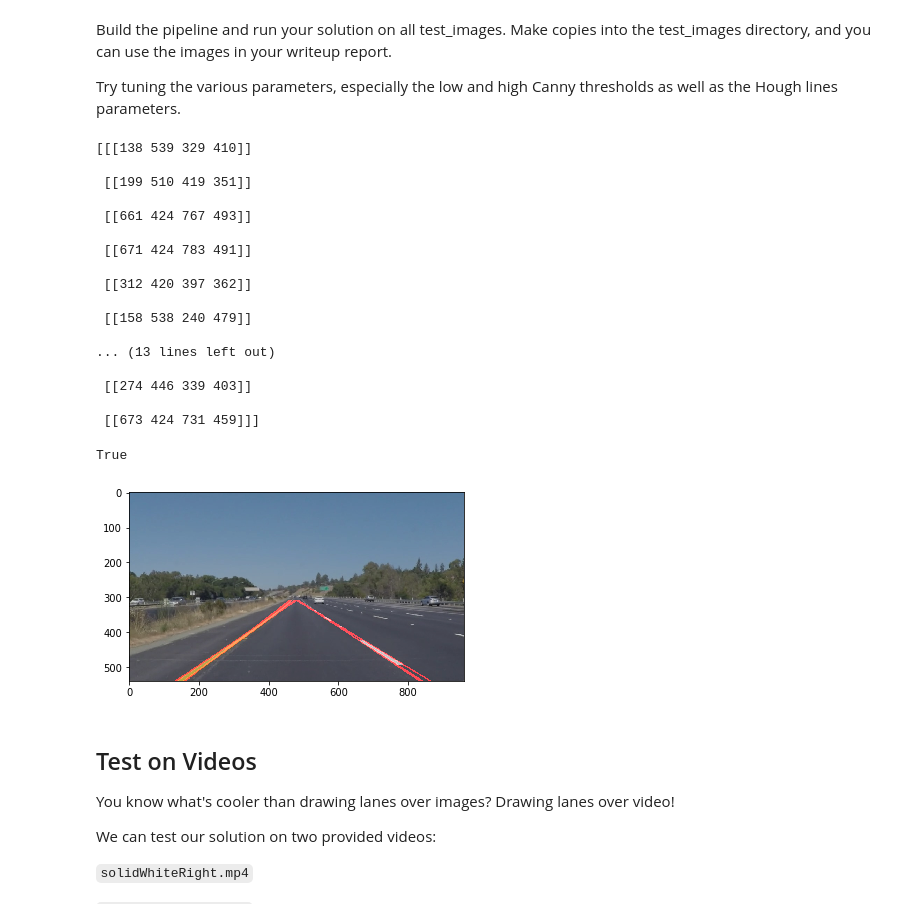
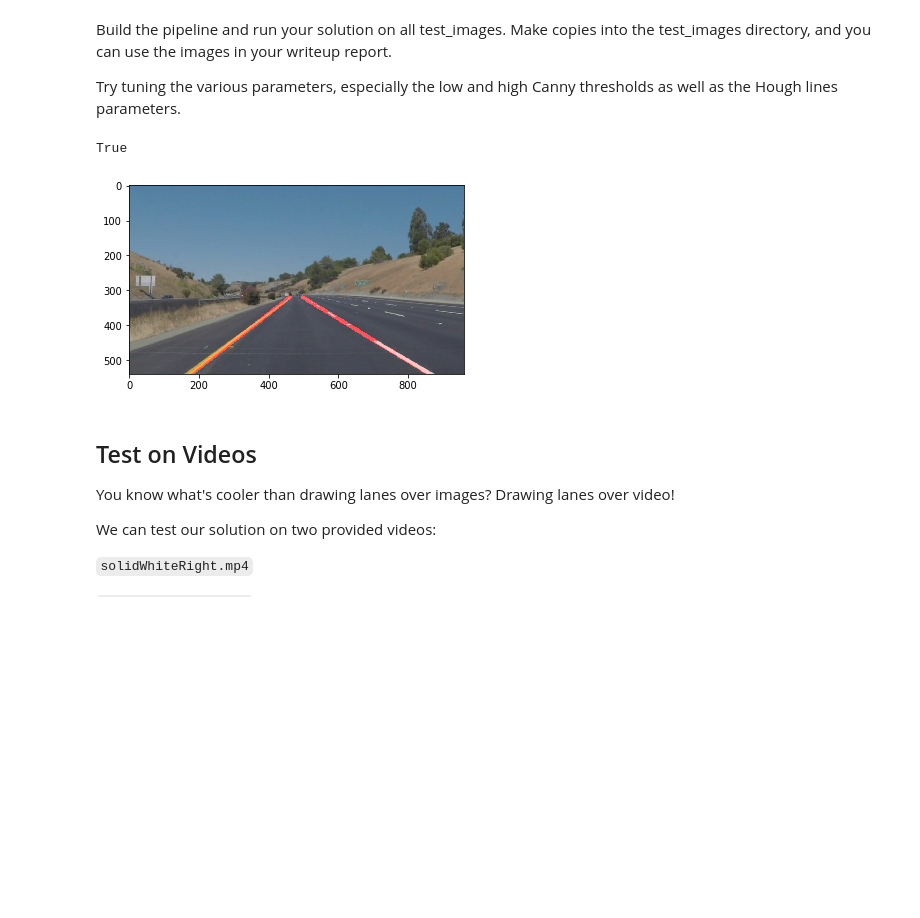
Before and after one commit to olpotkin/LaneLinesDetector-P1, a Jupyter notebook: P1.ipynb, the cells around one changed output. Cells and saved outputs as stored; diff of their text form; code cells hidden in the pictures; blank space fills up the shorter version.

Commit message:
Calculate and draw lines with AVG positions (for single images)

```diff
--- a/P1.ipynb
+++ b/P1.ipynb
@@ -234,21 +234,50 @@ def hough_lines(img, rho, theta, threshold, min_line_len, max_line_gap):
     draw_lines(line_img, lines)
     return line_img
 
+
 # Draws `lines` with `color` and `thickness`
-def draw_lines(img, lines, color=[255, 0, 0], thickness=2):
-    print(lines)
+def draw_lines(img, lines, color=[255, 0, 0], thickness=10):
+    # For calculating avg x-axis values for lines
+    mid_x_val = 485           # middle x-point diveds left and right lines
+    left_btm = []
+    left_top = []
+    right_btm = []
+    right_top = []
 
     for line in lines:
         for x1,y1,x2,y2 in line:
             # X-EXTRAPOLATION:
             # x = x1 + ((y-y1)*(x2-x1))/(y2-y1)
+
+            # Preventing case with dividing by 0
+            if y1 == y2:
+                break
             y_btm = img.shape[0]
-            x_btm = int(x1 + ((y_btm-y1)*(x2-x1))/(y2-y1))
-            y_top = 310
-            x_top = int(x1 + ((y_top-y1)*(x2-x1))/(y2-y1))
+            x_btm = int(round(x1 + ((y_btm-y1)*(x2-x1))/(y2-y1)))
+            y_top = 320
+            x_top = int(round(x1 + ((y_top-y1)*(x2-x1))/(y2-y1)))
+
+            # FOR AVG X-AXIS POSITIONS
+            if x_btm <= mid_x_val:           # Left bottom corner
+                left_btm.append(x_btm)
+            if x_btm > mid_x_val:            # Right bottom corner
+                right_btm.append(x_btm)
+            if x_top <= mid_x_val:           # Left top corner
+                left_top.append(x_top)
+            if x_top > mid_x_val:            # Right top corner
+                right_top.append(x_top)
 
             #cv2.line(img, (x1, y1), (x2, y2), color, thickness)
-            cv2.line(img, (x_btm, y_btm), (x_top, y_top), color, thickness)
+            #cv2.line(img, (x_btm, y_btm), (x_top, y_top), color, thickness)
+
+    # Calculate and draw lines with AVG positions:
+    left_btm_avg = int(sum(left_btm)/(len(left_btm)))
+    right_btm_avg = int(sum(right_btm)/(len(right_btm)))
+    left_top_avg = int(sum(left_top)/(len(left_top)))
+    right_top_avg = int(sum(right_top)/(len(right_top)))
+    cv2.line(img, (left_btm_avg, y_btm), (left_top_avg, y_top), color, thickness)
+    cv2.line(img, (right_btm_avg, y_btm), (right_top_avg, y_top), color, thickness)
+
 
 # The result image is computed as follows:
 # initial_img * α + img * β + λ
@@ -265,7 +294,7 @@ def weighted_img(img, initial_img, alpha=0.8, beta=1., gamma=0.):
 # whiteCarLaneSwitch.jpg
 
 # 1. Reading in an image
-image = mpimg.imread('test_images/solidYellowLeft.jpg')
+image = mpimg.imread('test_images/solidYellowCurve2.jpg')
 
 # 2. Apply grayscale transform
 gray_image = grayscale(image)
@@ -279,52 +308,35 @@ plt.imshow(blur_gray_image, cmap='gray')
 # 4. Define our parameters for Canny and apply
 low_threshold = 50
 high_threshold = 160
 canny_image = canny(blur_gray_image, low_threshold, 160)
 plt.imshow(canny_image, cmap='gray')
 
 # 5. Define image mask (polygon of interest)
 imshape = image.shape
 vertices = np.array([[(50, imshape[0]), (480, 320), (490, 320), (imshape[1], imshape[0])]], dtype=np.int32)
 masked_image = region_of_interest(canny_image, vertices)
 plt.imshow(masked_image, cmap='gray')
 
 # 6.1 Define the Hough transform parameters
 rho = 2                # distance resolution in pixels of the Hough grid
 theta = np.pi/180      # angular resolution in radians of the Hough grid
 threshold = 30         # minimum number of votes (intersections in Hough grid cell)
 min_line_length = 20   # minimum number of pixels making up a line
 max_line_gap = 20      # maximum gap in pixels between connectable line segments
 # 6.2 Run Hough on edge detected image
 line_img = hough_lines(masked_image, rho, theta, threshold, min_line_length, max_line_gap)
 plt.imshow(line_img)
 
 # 7. Get result image
 result_image = weighted_img(line_img, image)
 plt.imshow(result_image)
 
 # Save result image to file
 backtorgb = cv2.cvtColor(result_image, cv2.COLOR_BGR2RGB)
 cv2.imwrite("examples/result_image.jpg", backtorgb)
 # %% [output]
-[[[138 539 329 410]]
-
- [[199 510 419 351]]
-
- [[661 424 767 493]]
-
- [[671 424 783 491]]
-
- [[312 420 397 362]]
-
- [[158 538 240 479]]
-
-... (13 lines left out)
-
- [[274 446 339 403]]
-
- [[673 424 731 459]]]
+True
-True
-[figure, old version]
+[figure, new version]
 # %% [markdown]
 ## Test on Videos
 
```
